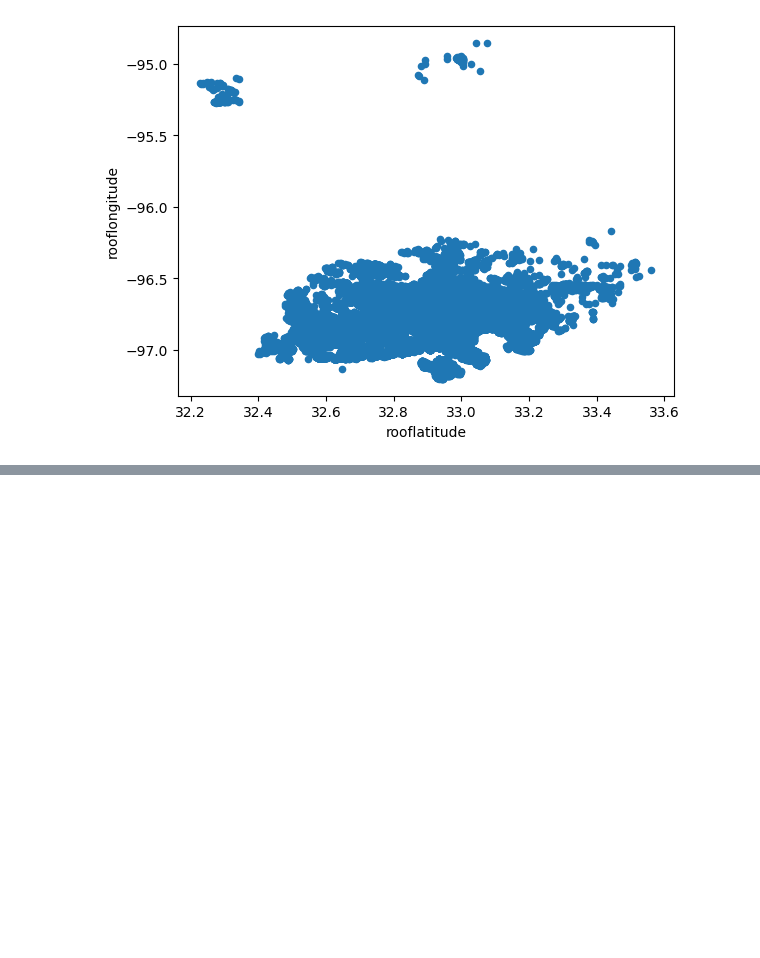
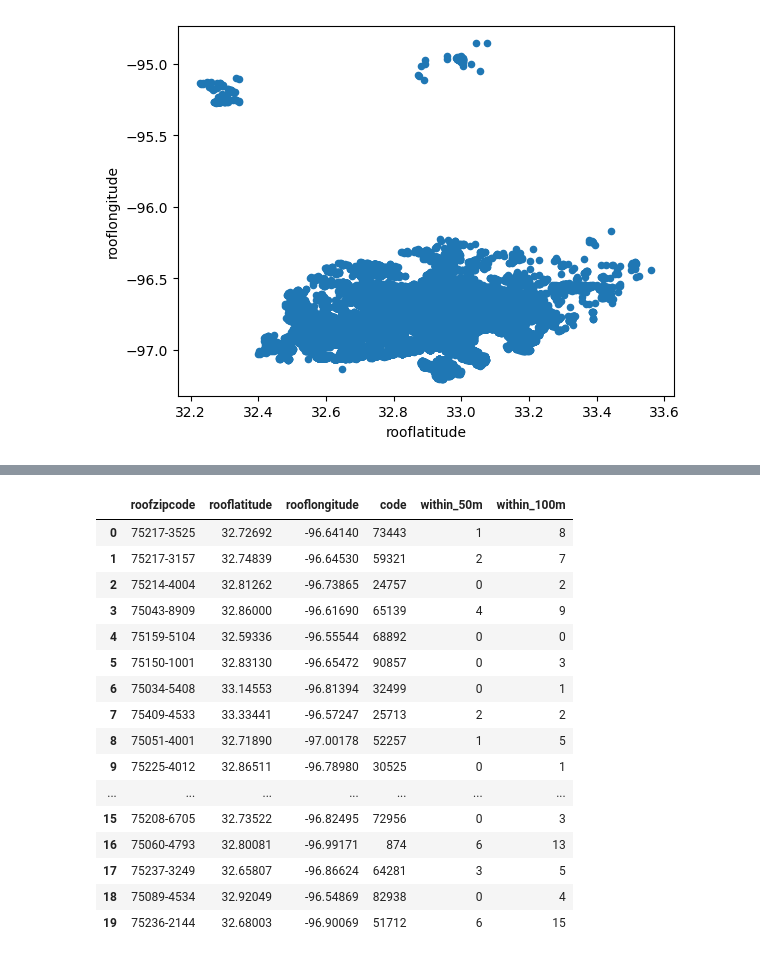
Before and after one commit to mirzaaa101/Pairwise-Distance-Calculation-Python, a Jupyter notebook: pairwise_distance_calculation.ipynb, the cells around one changed output, grey strips where cells are left out. Drawn from its saved outputs; the diff is of its cells as text; code cells hidden in the pictures; blank space fills up the shorter version.

```diff
--- a/pairwise_distance_calculation.ipynb
+++ b/pairwise_distance_calculation.ipynb
@@ -59,12 +64,26 @@ df['y'] = earth_radius * np.cos(np.radians(df['rooflatitude'])) * np.sin(np.radi
 # %%
 # combine x and y into a single array
 coordinates = df[['x', 'y']].values
-# %%
-distances = pairwise_distances(coordinates, metric='euclidean')
-# %%
-dist_50m = 50
-dist_100m = 100
-
-# count the number of neighbors within 50m and 100m for each individual
-df['within_50m'] = (distances < dist_50m).sum(axis=1) - 1
-df['within_100m'] = (distances < dist_100m).sum(axis=1) - 1
+# %%
+dist_50m = 50
+dist_100m = 100
+
+batch_size = 1000
+
+df['within_50m'] = 0
+df['within_100m'] = 0
+# %%
+total_batches = (len(coordinates) + batch_size - 1) // batch_size
+for batch_num, start in enumerate(range(0, len(coordinates), batch_size)):
+    end = min(start + batch_size, len(coordinates))
+    batch = coordinates[start:end]
+
+    distances = pairwise_distances(batch, coordinates, metric='euclidean')
+
+    within_50m_count = (distances < dist_50m).sum(axis=1) - 1
+    within_100m_count = (distances < dist_100m).sum(axis=1) - 1
+
+    df.loc[start:end-1, 'within_50m'] = within_50m_count
+    df.loc[start:end-1, 'within_100m'] = within_100m_count
+
+    print(f"Processed batch {batch_num + 1}/{total_batches}")
@@ -70,0 +108,21 @@ df['within_100m'] = (distances < dist_100m).sum(axis=1) - 1
+# %%
+df.drop(columns = ['x', 'y'], inplace = True)
+df.head(20)
+# %% [output]
+|  | roofzipcode | rooflatitude | rooflongitude | code | within_50m | within_100m |
+| 0 | 75217-3525 | 32.72692 | -96.64140 | 73443 | 1 | 8 |
+| 1 | 75217-3157 | 32.74839 | -96.64530 | 59321 | 2 | 7 |
+| 2 | 75214-4004 | 32.81262 | -96.73865 | 24757 | 0 | 2 |
+| 3 | 75043-8909 | 32.86000 | -96.61690 | 65139 | 4 | 9 |
+| 4 | 75159-5104 | 32.59336 | -96.55544 | 68892 | 0 | 0 |
+| 5 | 75150-1001 | 32.83130 | -96.65472 | 90857 | 0 | 3 |
+| 6 | 75034-5408 | 33.14553 | -96.81394 | 32499 | 0 | 1 |
+| 7 | 75409-4533 | 33.33441 | -96.57247 | 25713 | 2 | 2 |
+| 8 | 75051-4001 | 32.71890 | -97.00178 | 52257 | 1 | 5 |
+| 9 | 75225-4012 | 32.86511 | -96.78980 | 30525 | 0 | 1 |
+| ... | ... | ... | ... | ... | ... | ... |
+| 15 | 75208-6705 | 32.73522 | -96.82495 | 72956 | 0 | 3 |
+| 16 | 75060-4793 | 32.80081 | -96.99171 | 874 | 6 | 13 |
+| 17 | 75237-3249 | 32.65807 | -96.86624 | 64281 | 3 | 5 |
+| 18 | 75089-4534 | 32.92049 | -96.54869 | 82938 | 0 | 4 |
+| 19 | 75236-2144 | 32.68003 | -96.90069 | 51712 | 6 | 15 |
```
Also changed, not shown: parts of 4 cells of this notebook.
